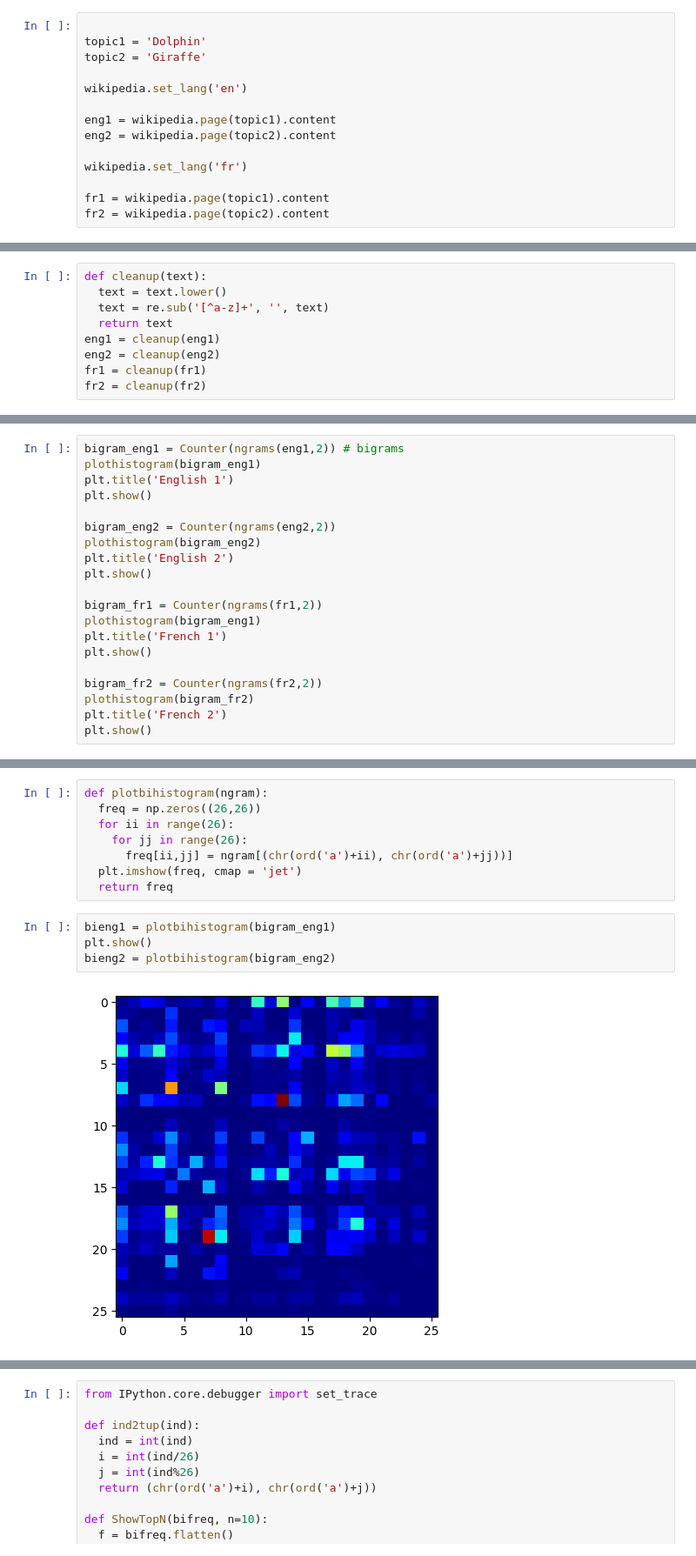
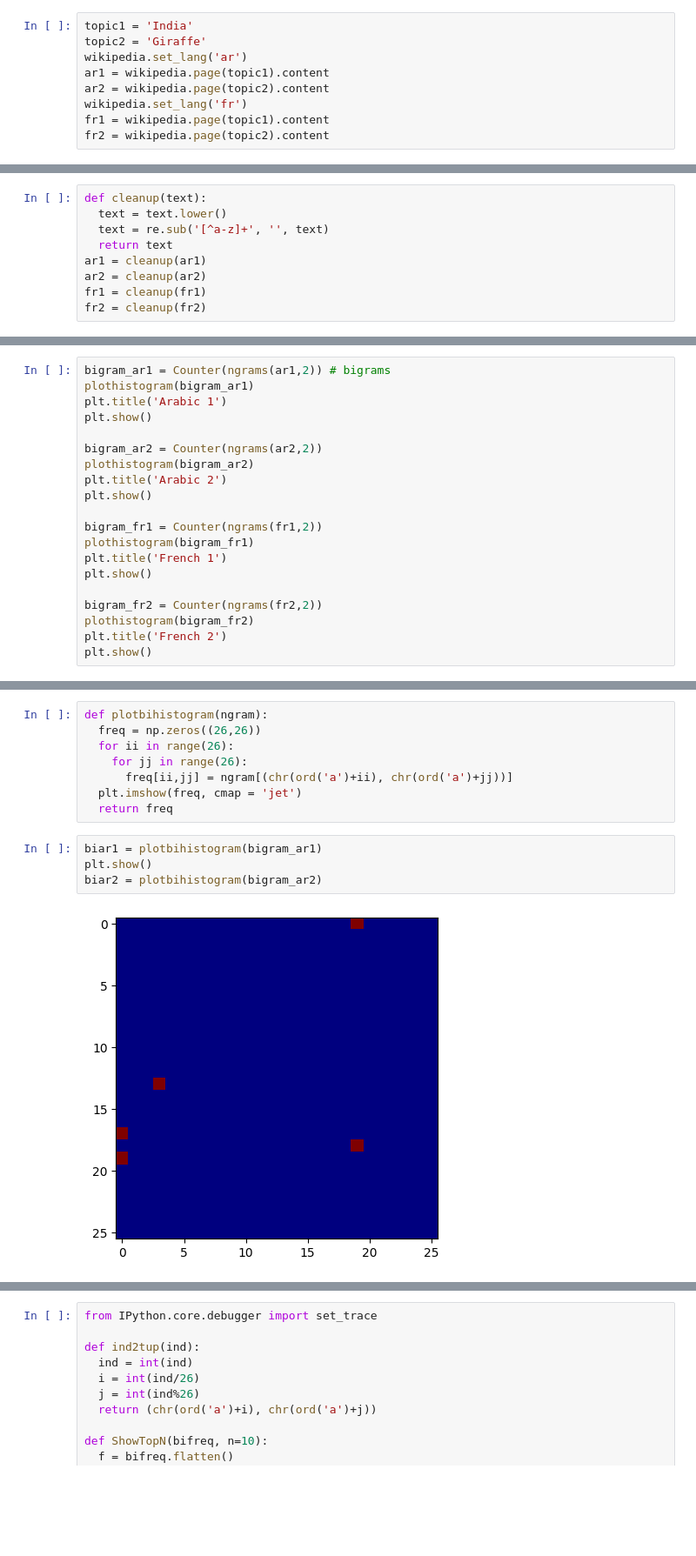
Before and after one commit to kbharath21/iiith, a Jupyter notebook: AIML_Module_1_Lab_1_Extracting_features_from_data_.ipynb, the cells around one changed output, grey strips where cells are left out. Shown at 87% size. Cells and saved outputs as stored; diff of their text form; blank space fills up the shorter version.

```diff
--- a/AIML_Module_1_Lab_1_Extracting_features_from_data_.ipynb
+++ b/AIML_Module_1_Lab_1_Extracting_features_from_data_.ipynb
@@ -32,16 +32,11 @@ Successfully built wikipedia
 Installing collected packages: wikipedia
 Successfully installed wikipedia-1.4.0
 # %%
-
-topic1 = 'Dolphin'
+topic1 = 'India'
 topic2 = 'Giraffe'
-
-wikipedia.set_lang('en')
-
-eng1 = wikipedia.page(topic1).content
-eng2 = wikipedia.page(topic2).content
-
+wikipedia.set_lang('ar')
+ar1 = wikipedia.page(topic1).content
+ar2 = wikipedia.page(topic2).content
 wikipedia.set_lang('fr')
-
 fr1 = wikipedia.page(topic1).content
 fr2 = wikipedia.page(topic2).content
@@ -54,8 +49,8 @@ def cleanup(text):
   text = text.lower()
   text = re.sub('[^a-z]+', '', text)
   return text
-eng1 = cleanup(eng1)
-eng2 = cleanup(eng2)
+ar1 = cleanup(ar1)
+ar2 = cleanup(ar2)
 fr1 = cleanup(fr1)
 fr2 = cleanup(fr2)
 # %%
@@ -107,16 +115,16 @@ plt.show()
 # %%
-bigram_eng1 = Counter(ngrams(eng1,2)) # bigrams
-plothistogram(bigram_eng1)
-plt.title('English 1')
+bigram_ar1 = Counter(ngrams(ar1,2)) # bigrams
+plothistogram(bigram_ar1)
+plt.title('Arabic 1')
 plt.show()
 
-bigram_eng2 = Counter(ngrams(eng2,2))
-plothistogram(bigram_eng2)
-plt.title('English 2')
+bigram_ar2 = Counter(ngrams(ar2,2))
+plothistogram(bigram_ar2)
+plt.title('Arabic 2')
 plt.show()
 
 bigram_fr1 = Counter(ngrams(fr1,2))
-plothistogram(bigram_eng1)
+plothistogram(bigram_fr1)
 plt.title('French 1')
 plt.show()
 
@@ -138,8 +146,8 @@ def plotbihistogram(ngram):
   plt.imshow(freq, cmap = 'jet')
   return freq
 # %%
-bieng1 = plotbihistogram(bigram_eng1)
+biar1 = plotbihistogram(bigram_ar1)
 plt.show()
-bieng2 = plotbihistogram(bigram_eng2)
+biar2 = plotbihistogram(bigram_ar2)
 # %% [output]
-[figure, old version]
+[figure, new version]
```
Also changed, not shown: parts of 22 cells of this notebook.
